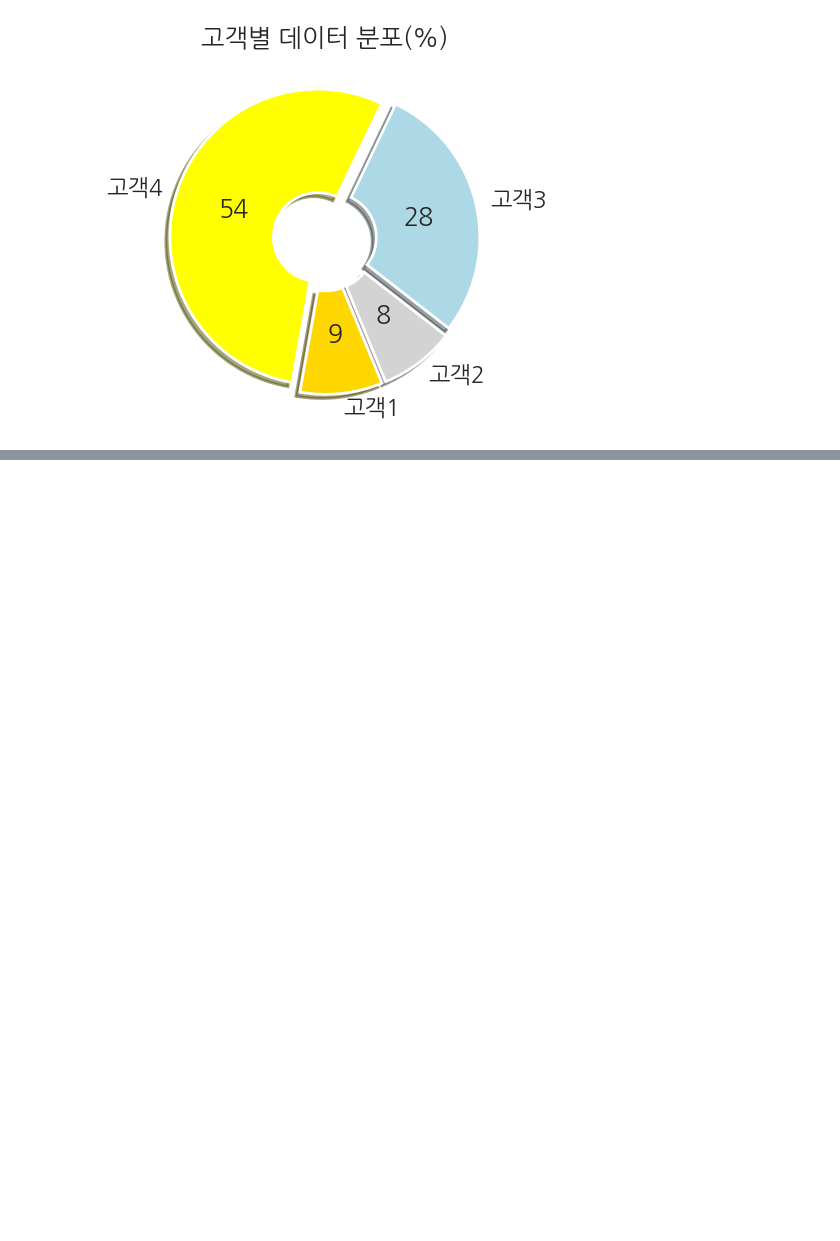
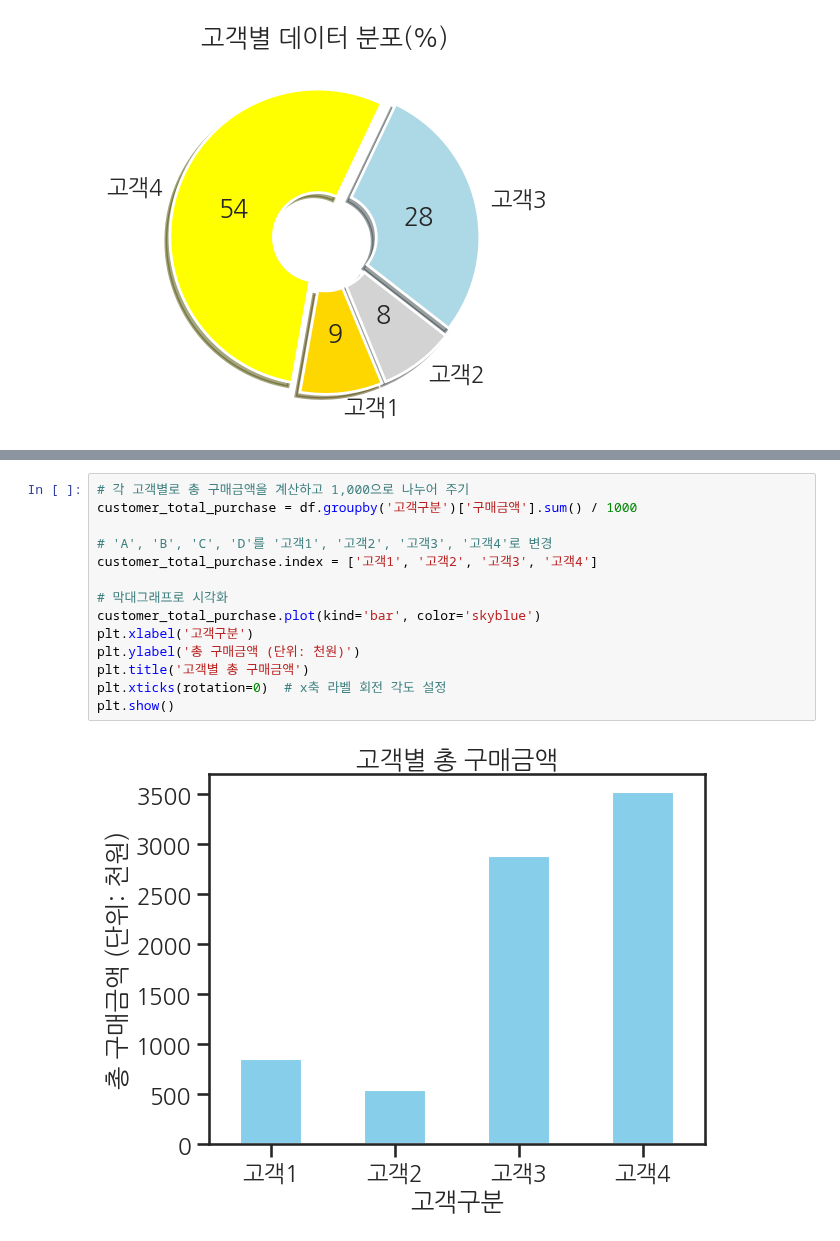
Before and after one commit to arkwith7/aSSIST_ML, a Jupyter notebook: 박형식_데이터_분석과제.ipynb, the cells around one changed output, grey strips where cells are left out. Drawn from its saved outputs; the diff is of its cells as text; blank space fills up the shorter version.

```diff
--- a/박형식_데이터_분석과제.ipynb
+++ b/박형식_데이터_분석과제.ipynb
@@ -196,0 +265,16 @@ B    금     13   13   13     13       13     13    13    13
+# %%
+# 각 고객별로 총 구매금액을 계산하고 1,000으로 나누어 주기
+customer_total_purchase = df.groupby('고객구분')['구매금액'].sum() / 1000
+
+# 'A', 'B', 'C', 'D'를 '고객1', '고객2', '고객3', '고객4'로 변경
+customer_total_purchase.index = ['고객1', '고객2', '고객3', '고객4']
+
+# 막대그래프로 시각화
+customer_total_purchase.plot(kind='bar', color='skyblue')
+plt.xlabel('고객구분')
+plt.ylabel('총 구매금액 (단위: 천원)')
+plt.title('고객별 총 구매금액')
+plt.xticks(rotation=0)  # x축 라벨 회전 각도 설정
+plt.show()
+# %% [output]
+[figure, added]
```
Also changed, not shown: parts of 5 cells of this notebook.
